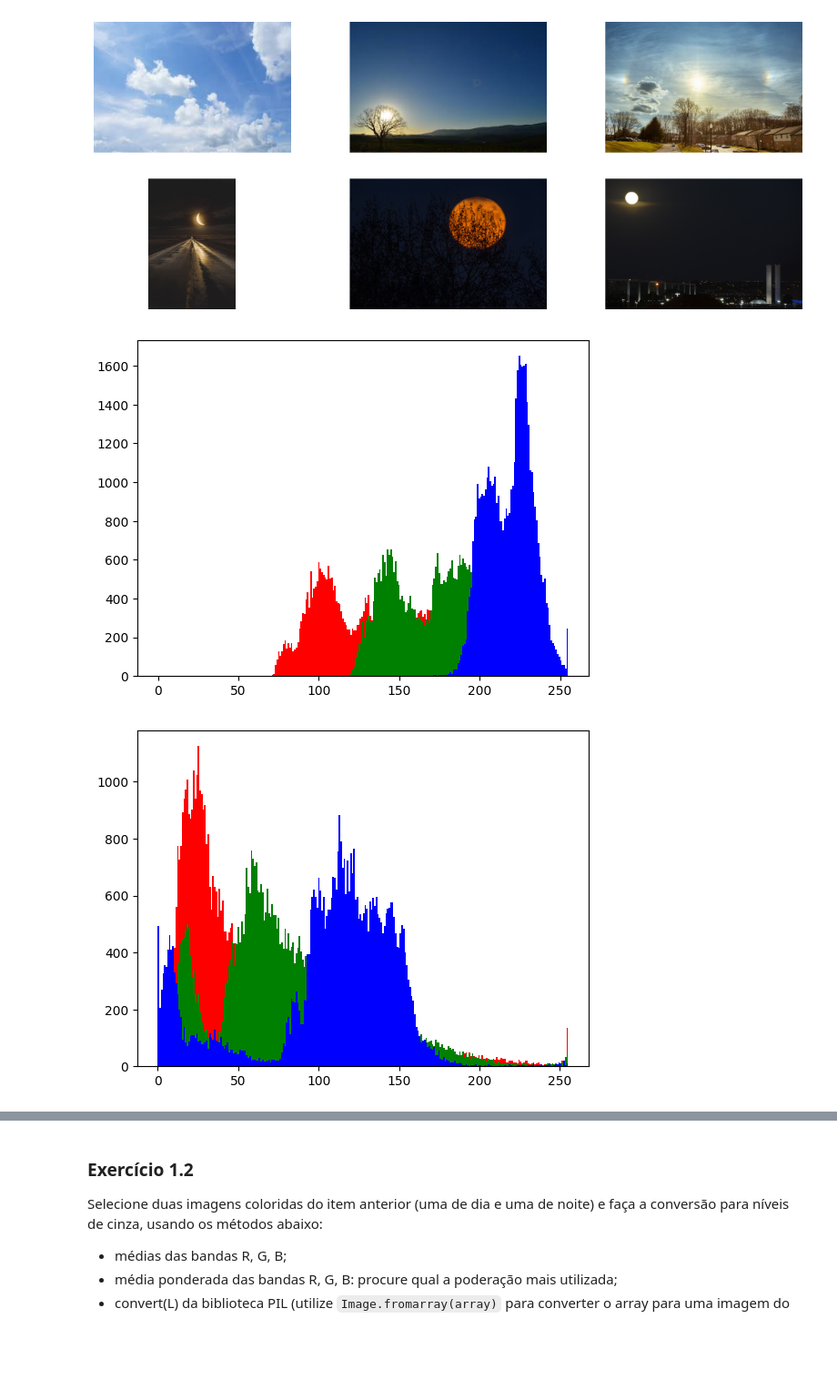
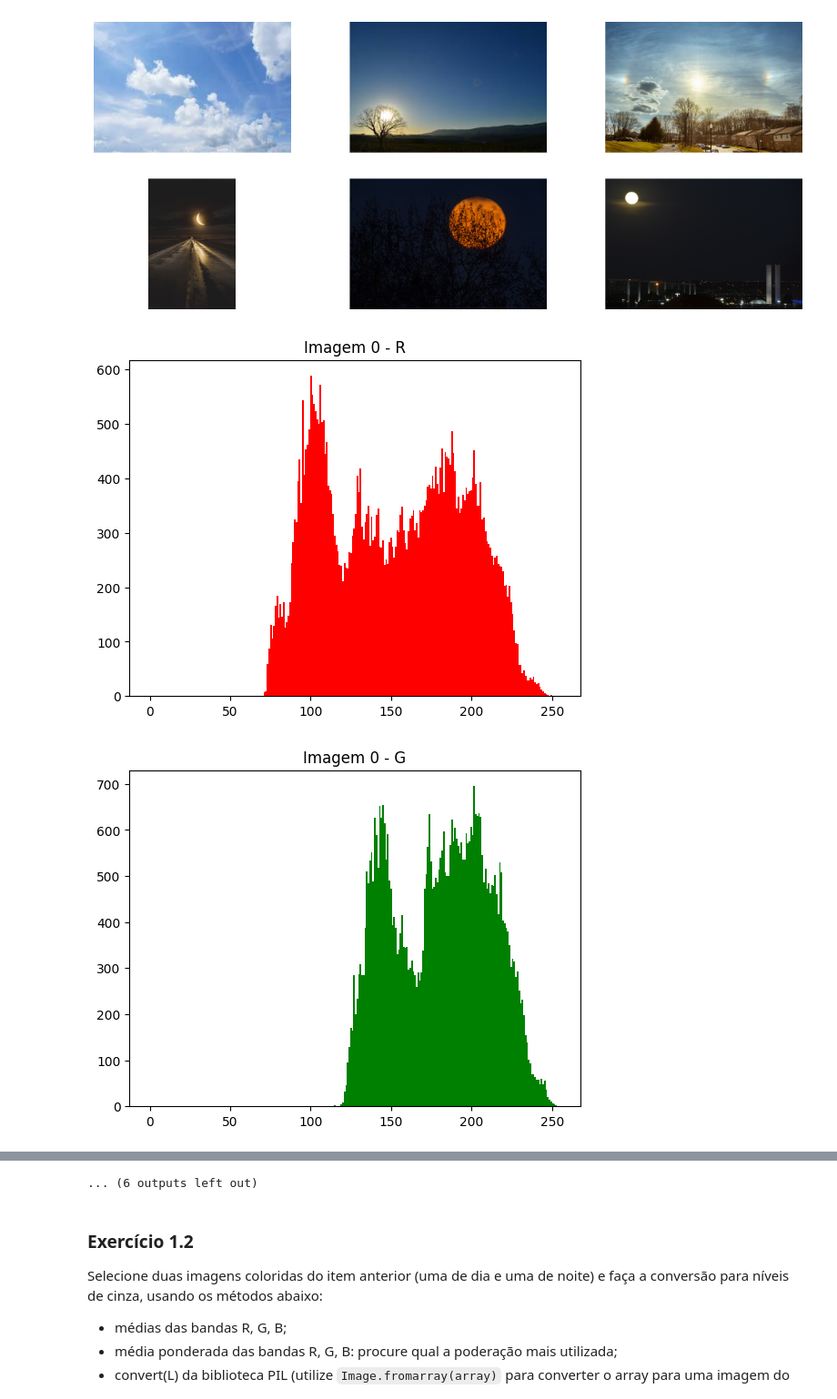
Before and after one commit to UNICAMP-EA979/2026s1-pi02-histogramas-knn-JN513, a Jupyter notebook: Atividade.ipynb, the cells around one changed output, grey strips where cells are left out. Shown at 91% size. Drawn from its saved outputs; the diff is of its cells as text; code cells hidden in the pictures; blank space fills up the shorter version.

```diff
--- a/Atividade.ipynb
+++ b/Atividade.ipynb
@@ -70,14 +70,19 @@ for daytime in ["dia", "noite"]:
 [figure]
 # %%
 # Seu código aqui
-for img in all_imgs:
+for i, img in enumerate(all_imgs):
+  plt.title(f'Imagem {i} - R')
   h, bin_edges = np.histogram(img[:,:,0], 256, (0,255))
   plota_hist(h, 'r', 256, bin_edges)
+  plt.show()
+  plt.title(f'Imagem {i} - G')
   h, bin_edges = np.histogram(img[:,:,1], 256, (0,255))
   plota_hist(h, 'g', 256, bin_edges)
+  plt.show()
+  plt.title(f'Imagem {i} - B')
   h, bin_edges = np.histogram(img[:,:,2], 256, (0,255))
   plota_hist(h, 'b', 256, bin_edges)
   plt.show()
 # %% [output]
-[figure, old version]
+[figure, new version]
-[figure, old version]
+[figure, new version]
@@ -88,3 +99,4 @@ for img in all_imgs:
+... (6 outputs left out)
 # %% [markdown]
 ### Exercício 1.2
 
```
Also changed, not shown: parts of 17 cells of this notebook.
